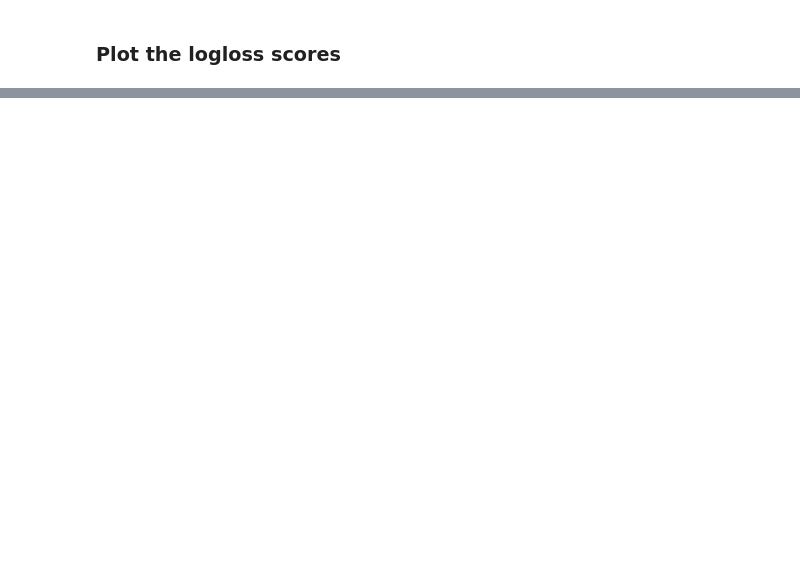
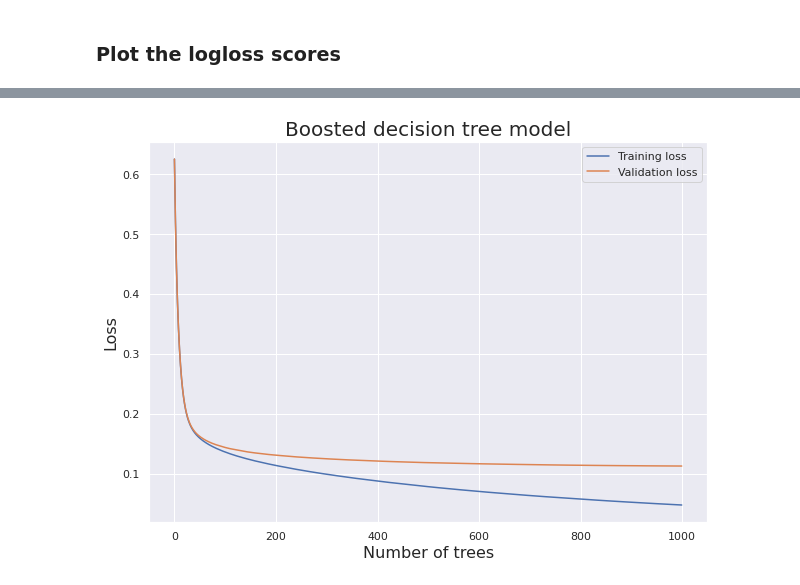
Before and after one commit to HJMitchley/News-Classification-Project, a Jupyter notebook: 5. Boosted decision tree.ipynb, the cells around one changed output, grey strips where cells are left out. Saved outputs shown, nothing was run; the diff lists cells and outputs as text; code cells hidden in the pictures; blank space fills up the shorter version.

```diff
--- a/5. Boosted decision tree.ipynb
+++ b/5. Boosted decision tree.ipynb
@@ -368,11 +1462,13 @@ Best parameters are [2, 1]
 # %%
 #Make the model with these parameters
-xgb_cl = xgboost.XGBClassifier(learning_rate=.05,
-                               max_depth=best_params[0],
-                               min_child_weight=best_params[1],
-                               max_leaves = best_params[2],
-                               n_estimators = 200)
+xgb_cl = xgboost.XGBClassifier(tree_method="gpu_hist",
+                               subsample=0.2,
+                               sampling_method="gradient_based",
+                               learning_rate=.09,
+                               max_depth=3,
+                               min_child_weight=2,
+                               n_estimators = 1000)
 
-xgb_cl.fit(X_train, y_train,
-   early_stopping_rounds = 25,
-   eval_set=[(X_train, y_train), (X_val, y_val)])
+xgb_cl.fit(X_train[pca_cols], y_train,
+   early_stopping_rounds = 20,
+   eval_set=[(X_train[pca_cols], y_train), (X_val[pca_cols_v], y_val)])
@@ -407,0 +1557,13 @@ plt.show()
+# %%
+#Make the model with these parameters
+xgb_cl = xgboost.XGBClassifier(tree_method="gpu_hist",
+                               subsample=0.2,
+                               sampling_method="gradient_based",
+                               learning_rate=.09,
+                               max_depth=3,
+                               min_child_weight=2,
+                               n_estimators = 1000)
+
+xgb_cl.fit(X_train[pca_cols], y_train,
+   early_stopping_rounds = 20,
+   eval_set=[(X_train[pca_cols], y_train), (X_val[pca_cols_v], y_val)])
@@ -407,0 +1635,16 @@ plt.show()
+# %%
+# Plot the logloss
+
+results = xgb_cl.evals_result()
+
+plt.figure(figsize=(10,7))
+plt.plot(results["validation_0"]["logloss"], label="Training loss")
+plt.plot(results["validation_1"]["logloss"], label="Validation loss")
+plt.xlabel("Number of trees", fontsize = 16)
+plt.ylabel("Loss", fontsize = 16)
+plt.legend()
+plt.title("Boosted decision tree model", fontsize = 20)
+
+plt.show()
+# %% [output]
+[figure, added]
```
Also changed, not shown: parts of 61 cells of this notebook, 2 other files.
